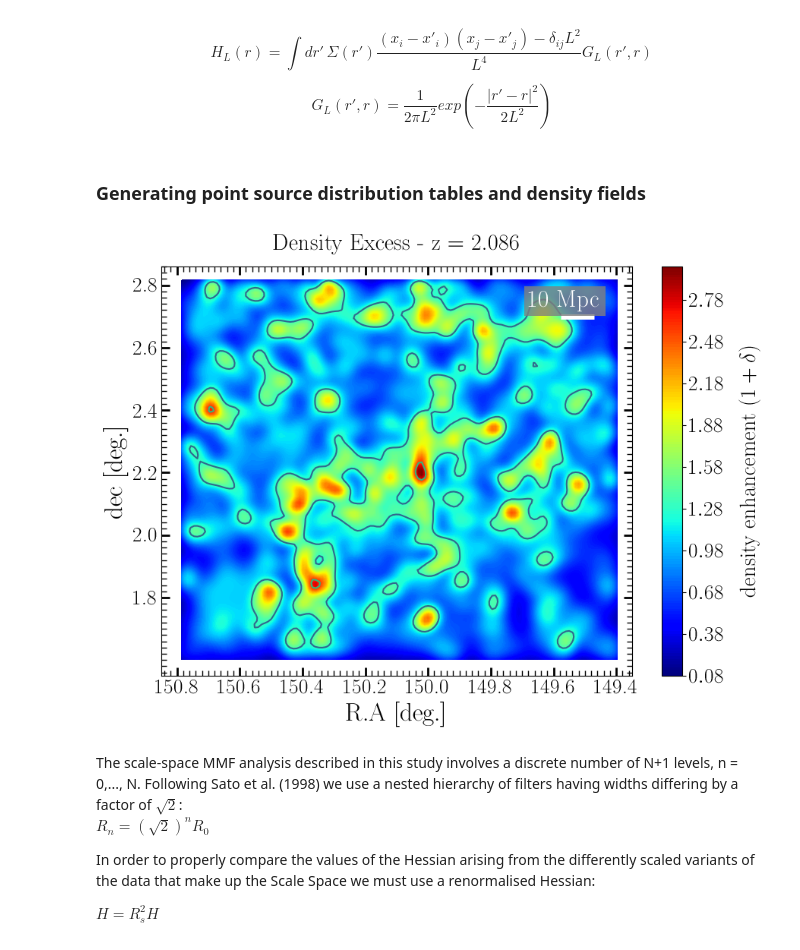
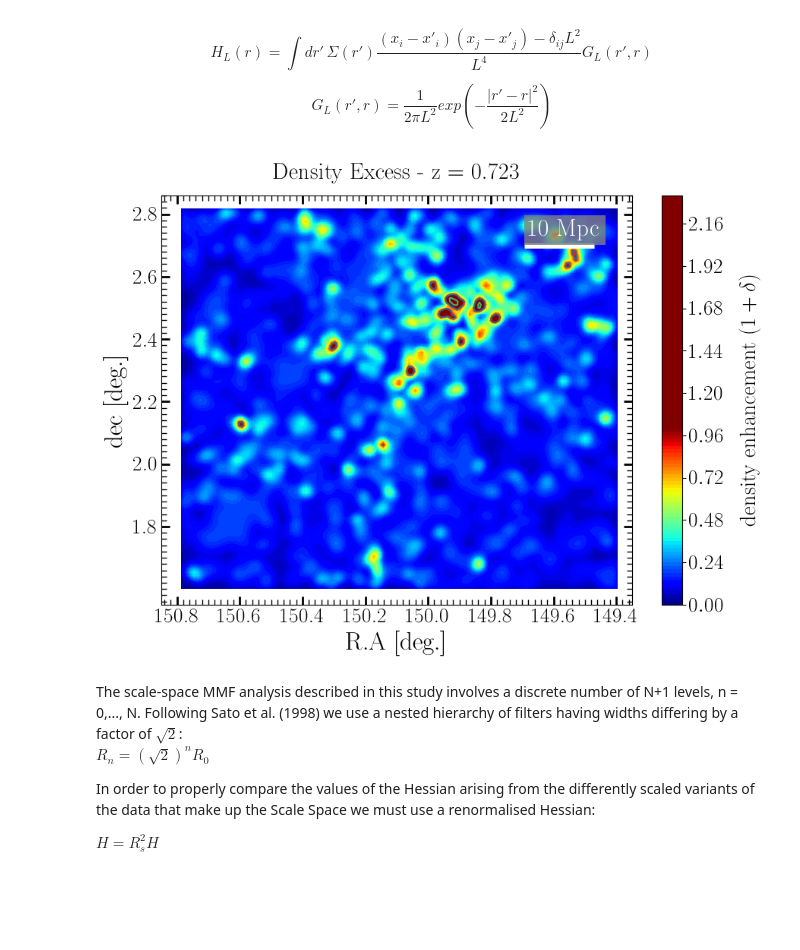
Before and after one commit to sinataamoli/COSMOS2020-filaments, a Jupyter notebook: COSMOS2020_Filaments.ipynb, the cells around one changed output. Saved outputs shown, nothing was run; the diff lists cells and outputs as text; code cells hidden in the pictures; blank space fills up the shorter version.

```diff
--- a/COSMOS2020_Filaments.ipynb
+++ b/COSMOS2020_Filaments.ipynb
@@ -361,2 +335,0 @@ class Slice:
-# %% [markdown]
-### Generating point source distribution tables and density fields
@@ -395,9 +336,9 @@ class Slice:
 # %%
-slice_no = 75
+slice_no = 20
 field = Slice(slice_no).density_excess
-Slice(slice_no).plot('density_excess')
+Slice(slice_no).plot('density_excess', normal = 6.5)
 # %% [output]
-[figure, old version]
+[figure, new version]
 # %% [markdown]
 The scale-space MMF analysis described in this study involves a discrete number of N+1 levels, n = 0,..., N. Following
 Sato et al. (1998) we use a nested hierarchy of filters having
```
Also changed, not shown: parts of 25 cells of this notebook, 4 other files.
